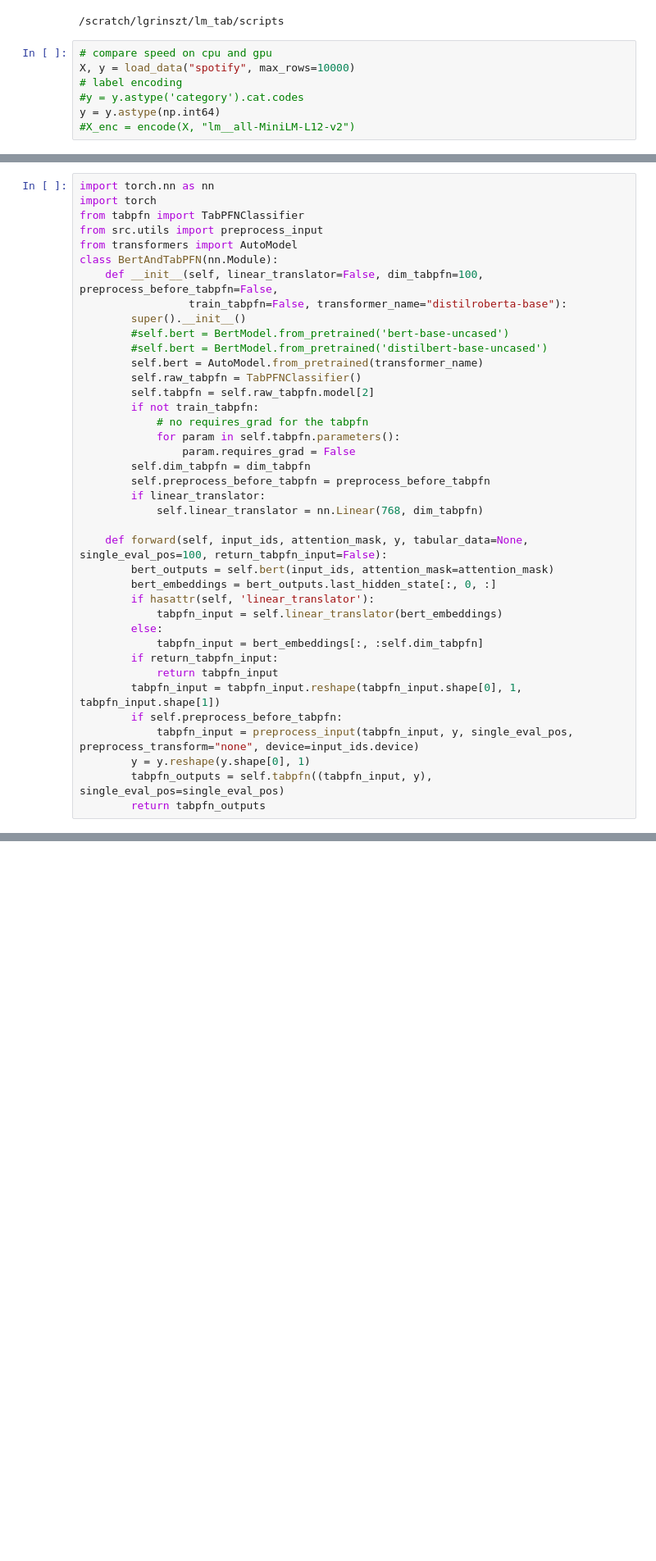
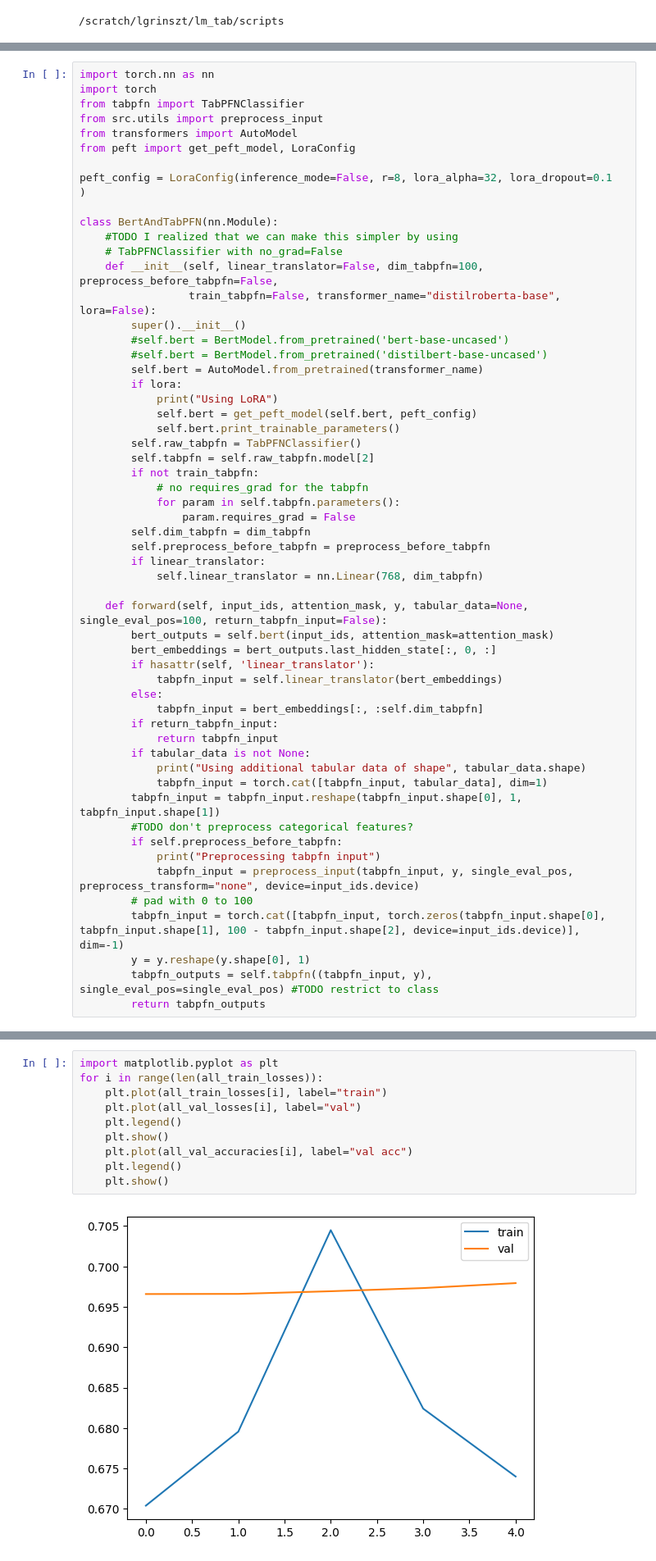
Before and after one commit to LeoGrin/lm_tab, a Jupyter notebook: scripts/launch copy.ipynb, the cells around one changed output, grey strips where cells are left out. Shown: that part at 82% size. Cells and saved outputs as stored; diff of their text form; blank space fills up the shorter version.

```diff
--- a/scripts/launch copy.ipynb
+++ b/scripts/launch copy.ipynb
@@ -45,10 +45,3 @@ def encode(X, encoder_name):
 !pwd
 # %% [output]
 /scratch/lgrinszt/lm_tab/scripts
-# %%
-# compare speed on cpu and gpu
-X, y = load_data("spotify", max_rows=10000)
-# label encoding
-#y = y.astype('category').cat.codes
-y = y.astype(np.int64)
-#X_enc = encode(X, "lm__all-MiniLM-L12-v2")
@@ -60,13 +51,24 @@ import torch
 from tabpfn import TabPFNClassifier
 from src.utils import preprocess_input
 from transformers import AutoModel
+from peft import get_peft_model, LoraConfig
+
+peft_config = LoraConfig(inference_mode=False, r=8, lora_alpha=32, lora_dropout=0.1
+)
+
 class BertAndTabPFN(nn.Module):
+    #TODO I realized that we can make this simpler by using
+    # TabPFNClassifier with no_grad=False
     def __init__(self, linear_translator=False, dim_tabpfn=100, preprocess_before_tabpfn=False,
-                 train_tabpfn=False, transformer_name="distilroberta-base"):
+                 train_tabpfn=False, transformer_name="distilroberta-base", lora=False):
         super().__init__()
         #self.bert = BertModel.from_pretrained('bert-base-uncased')
         #self.bert = BertModel.from_pretrained('distilbert-base-uncased')
         self.bert = AutoModel.from_pretrained(transformer_name)
+        if lora:
+            print("Using LoRA")
+            self.bert = get_peft_model(self.bert, peft_config)
+            self.bert.print_trainable_parameters()
         self.raw_tabpfn = TabPFNClassifier()
         self.tabpfn = self.raw_tabpfn.model[2]
         if not train_tabpfn:
@@ -87,11 +89,18 @@ class BertAndTabPFN(nn.Module):
             tabpfn_input = bert_embeddings[:, :self.dim_tabpfn]
         if return_tabpfn_input:
             return tabpfn_input
+        if tabular_data is not None:
+            print("Using additional tabular data of shape", tabular_data.shape)
+            tabpfn_input = torch.cat([tabpfn_input, tabular_data], dim=1)
         tabpfn_input = tabpfn_input.reshape(tabpfn_input.shape[0], 1, tabpfn_input.shape[1])
+        #TODO don't preprocess categorical features?
         if self.preprocess_before_tabpfn:
+            print("Preprocessing tabpfn input")
             tabpfn_input = preprocess_input(tabpfn_input, y, single_eval_pos, preprocess_transform="none", device=input_ids.device)
+        # pad with 0 to 100
+        tabpfn_input = torch.cat([tabpfn_input, torch.zeros(tabpfn_input.shape[0], tabpfn_input.shape[1], 100 - tabpfn_input.shape[2], device=input_ids.device)], dim=-1)
         y = y.reshape(y.shape[0], 1)
-        tabpfn_outputs = self.tabpfn((tabpfn_input, y), single_eval_pos=single_eval_pos)
+        tabpfn_outputs = self.tabpfn((tabpfn_input, y), single_eval_pos=single_eval_pos) #TODO restrict to class
         return tabpfn_outputs
 # %%
 from transformers import BertForSequenceClassification, BertTokenizer, AutoTokenizer
@@ -316,0 +465,12 @@ Test loss: 0.49344152212142944, Test accuracy: 0.75025
+# %%
+import matplotlib.pyplot as plt
+for i in range(len(all_train_losses)):
+    plt.plot(all_train_losses[i], label="train")
+    plt.plot(all_val_losses[i], label="val")
+    plt.legend()
+    plt.show()
+    plt.plot(all_val_accuracies[i], label="val acc")
+    plt.legend()
+    plt.show()
+# %% [output]
+[figure, added]
```
Also changed, not shown: parts of 16 cells of this notebook, 5 other files.
